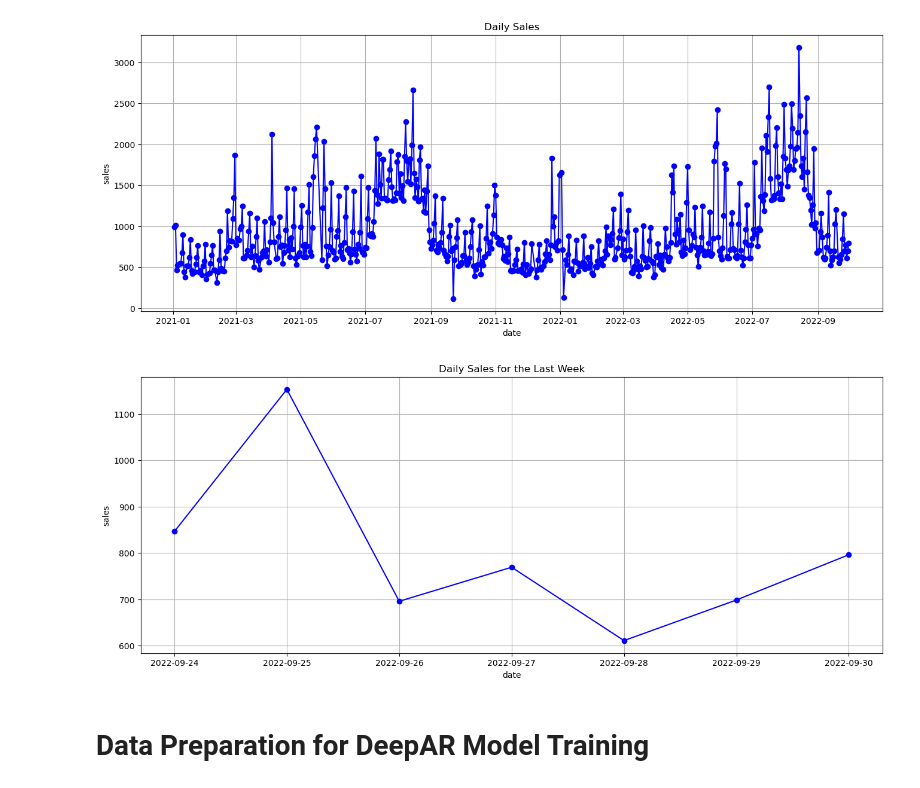
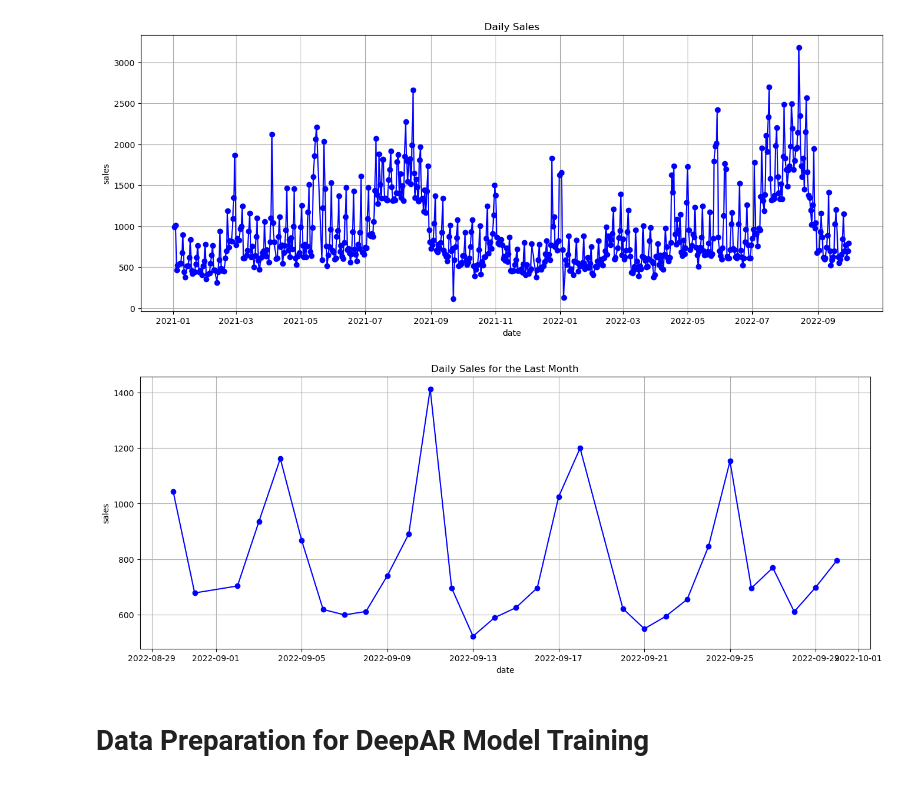
Before and after one commit to Fan020411/Zh725, a Jupyter notebook: Individual_2.ipynb, the cells around one changed output. Drawn from its saved outputs; the diff is of its cells as text; code cells hidden in the pictures.

```diff
--- a/Individual_2.ipynb
+++ b/Individual_2.ipynb
@@ -381,34 +432,34 @@ plt.show()
 # %% [output]
 [figure]
 # %%
-# Plot the daily sales data for the last week with markers for each data point
+# Plot the daily sales data for the last 1 months with markers for each data point
 
-# Slice the daily_sales DataFrame to include only the last week's worth of data
-last_week_sales = daily_sales.tail(7)
+# Slice the daily_sales DataFrame to include only the last 1 months' worth of data
+last_month_sales = daily_sales.tail(30)
 
 # Create a new figure for the plot with a specified size
 plt.figure(figsize=(16, 6))
 
 # 'InvoiceDate' is on the x-axis, 'Sales' is on the y-axis
 # Marker style is set to 'o' (circle), line color is set to blue, and line style is set to solid
-plt.plot(last_week_sales['date'], last_week_sales['sales'], marker='o', color='b', linestyle='-')
+plt.plot(last_month_sales['date'], last_month_sales['sales'], marker='o', color='b', linestyle='-')
 
 # Set the title of the plot
-plt.title('Daily Sales for the Last Week')
+plt.title('Daily Sales for the Last Month')
 
 # Set the label for the x-axis
 plt.xlabel('date')
 
 # Set the label for the y-axis
 plt.ylabel('sales')
 
 # Add gridlines to the plot
 plt.grid(True)
 
 # Display the plot
 plt.show()
 # %% [output]
-[figure, old version]
+[figure, new version]
 # %% [markdown]
 # Data Preparation for DeepAR Model Training
 # %%
```
Also changed, not shown: parts of 11 cells of this notebook.
